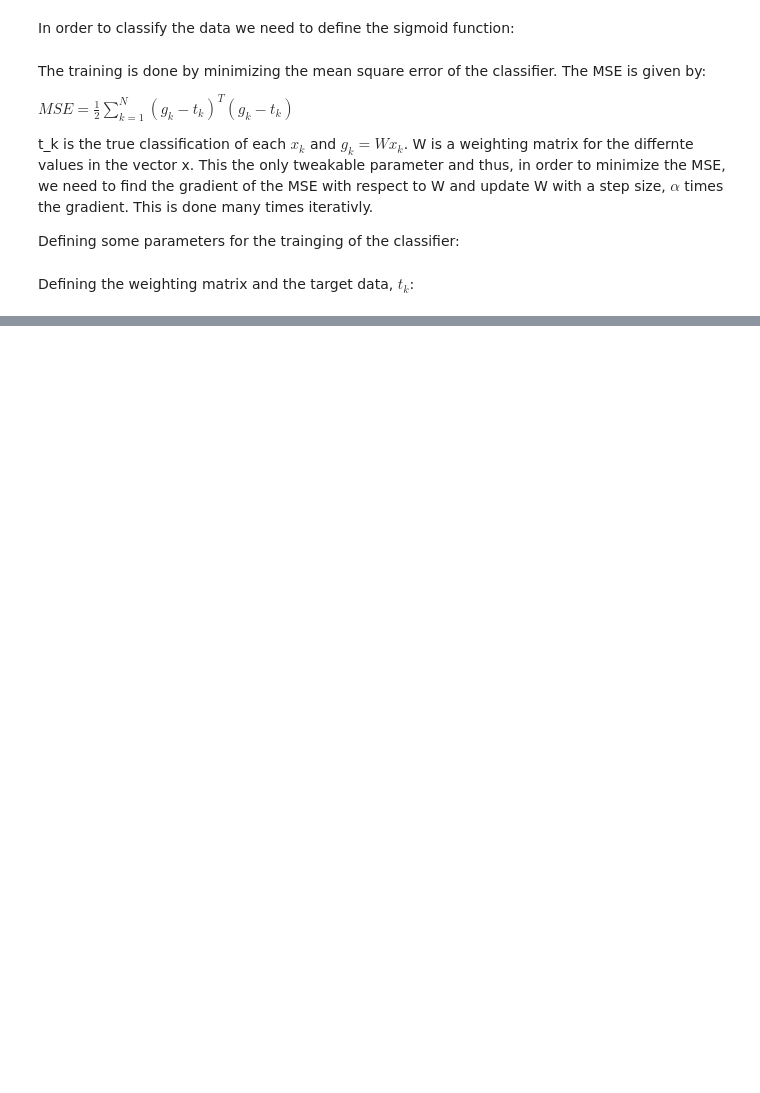
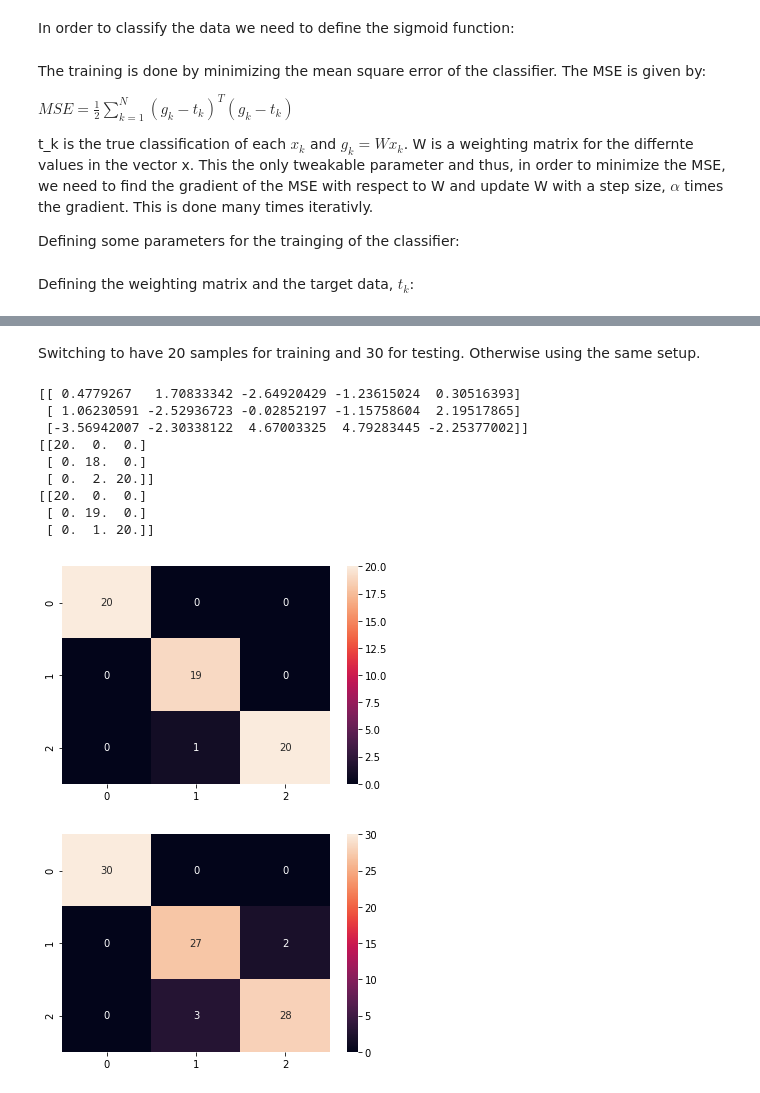
Before and after one commit to emilhaugstvedt/TTK4275, a Jupyter notebook: IRIS/iris-notebook.ipynb, the cells around one changed output, grey strips where cells are left out. Cells and saved outputs as stored; diff of their text form; code cells hidden in the pictures; blank space fills up the shorter version.

```diff
--- a/IRIS/iris-notebook.ipynb
+++ b/IRIS/iris-notebook.ipynb
@@ -114,0 +120,33 @@ ValueError: cannot reshape array of size 121 into shape (5,1)
+# %% [markdown]
+Switching to have 20 samples for training and 30 for testing. Otherwise using the same setup.
+# %%
+
+training1 = class1[0:20]
+training2 = class2[0:20]
+training3 = class3[0:20]
+training = [training1, training2, training3]
+
+testing1 = class1[20:50]
+testing2 = class2[20:50]
+testing3 = class3[20:50]
+testing = [testing1, testing2, testing3]
+
+W = trainingClassifier(numIterations, alpha, training)
+print(W)
+
+confusionTraining = confusionMatrix(W, training, 1)
+print(confusionTesting)
+confusionTesting = confusionMatrix(W, testing, 2)
+print(confusionTraining)
+# %% [output]
+[[ 0.4779267   1.70833342 -2.64920429 -1.23615024  0.30516393]
+ [ 1.06230591 -2.52936723 -0.02852197 -1.15758604  2.19517865]
+ [-3.56942007 -2.30338122  4.67003325  4.79283445 -2.25377002]]
+[[20.  0.  0.]
+ [ 0. 18.  0.]
+ [ 0.  2. 20.]]
+[[20.  0.  0.]
+ [ 0. 19.  0.]
+ [ 0.  1. 20.]]
+[figure, added]
+[figure, added]
```
Also changed, not shown: parts of 16 cells of this notebook.
